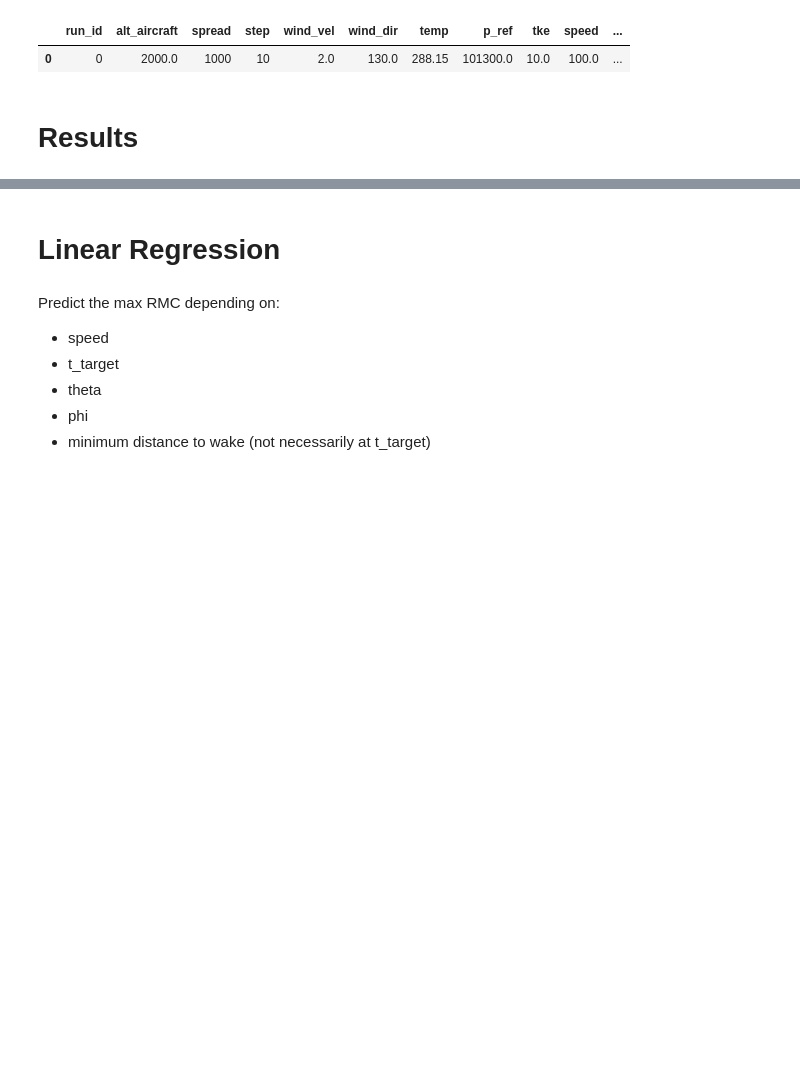
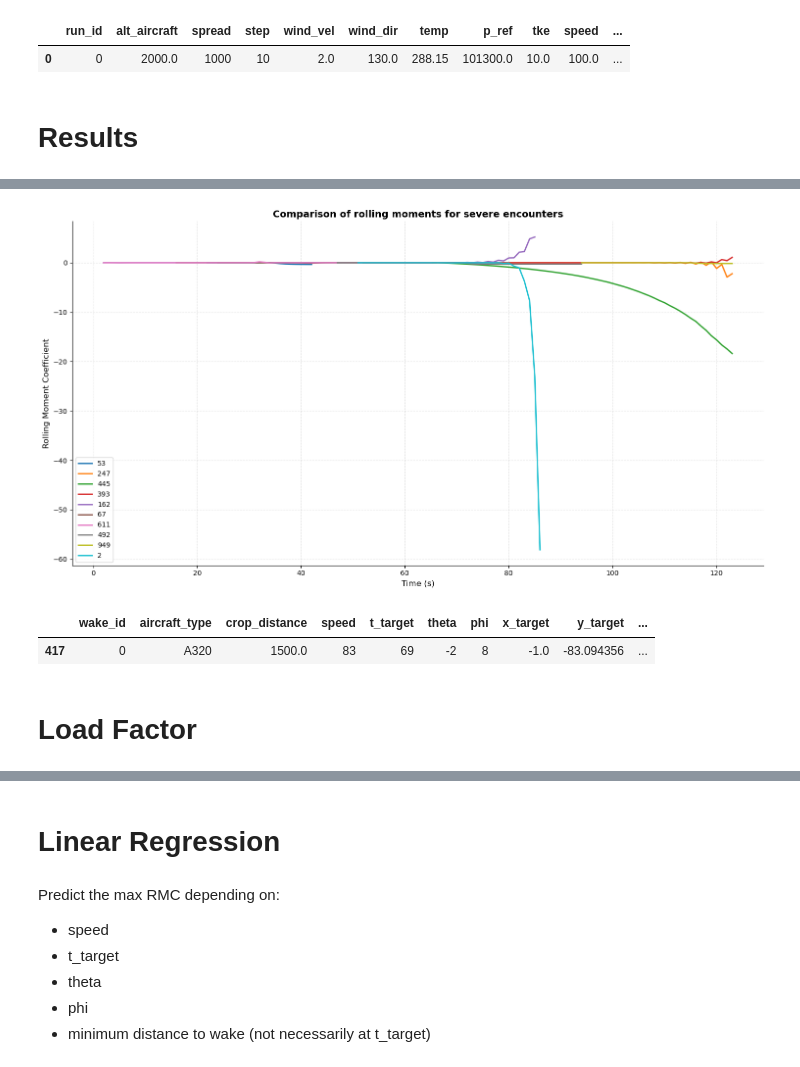
Before and after one commit to kruuZHAW/wake_encounter, a Jupyter notebook: run/analysis.ipynb, the cells around one changed output, grey strips where cells are left out. Saved outputs shown, nothing was run; the diff lists cells and outputs as text; code cells hidden in the pictures; blank space fills up the shorter version.

```diff
--- a/run/analysis.ipynb
+++ b/run/analysis.ipynb
@@ -161,15 +164,21 @@ test
 # %%
 # Calulation of quantiles on the maximum RMC of each simulation
+coef = "C_l"
 
 # all_c_l_values = pd.concat([df['C_l'].abs() for df in results.values()])
-max_c_l_values = pd.Series([df['C_l'].abs().max() for df in results.values()])
+max_c_l_values = pd.Series([df[coef].abs().max() for df in results.values()])
 quantiles = max_c_l_values.quantile([0.25, 0.5, 0.75, 0.90, 0.95, 0.99])
 print(quantiles)
 
 keys_above_quantile = [
     key for key, df in results.items()
-    if (df['C_l'].abs() >= max_c_l_values.quantile(0.90)).any()
+    if (df[coef].abs() >= max_c_l_values.quantile(0.90)).any()
 ]
 
+# keys_above_quantile = [
+#     key for key, df in results.items()
+#     if (0.1 <= df[coef].abs().max() <= 0.3)
+# ]
+
 severe_encounter = aggregated_params.query(f"simulation_index in {keys_above_quantile}")
 # %% [output]
@@ -204,0 +214,39 @@ plt.show()
+# %%
+sim_to_plot = np.random.choice(keys_above_quantile, size=10, replace=False)
+labels = sim_to_plot
+
+# List of dataframes
+dataframes = [results[i] for i in sim_to_plot]
+# %%
+plt.figure(figsize=(15, 8))
+plt.grid(alpha=0.3, linestyle='--')
+
+for i, (df, label) in enumerate(zip(dataframes, labels)):
+    plt.plot(df["C_l"], label=label, linewidth=2)
+
+plt.legend(title="Scenarios", fontsize='medium', frameon=False)
+plt.legend()
+
+# Add labels and title for better clarity
+plt.xlabel("Time (s)", fontsize=12)
+plt.ylabel("Rolling Moment Coefficient", fontsize=12)
+plt.title("Comparison of rolling moments for severe encounters", fontsize=14, fontweight='bold')
+
+plt.xticks(fontsize=10)
+plt.yticks(fontsize=10)
+plt.tight_layout()
+
+plt.gca().spines['top'].set_visible(False)
+plt.gca().spines['right'].set_visible(False)
+
+# Show the plot
+plt.show()
+# %% [output]
+[figure, added]
+# %%
+aggregated_params.query("simulation_index == 474")
+# %% [output]
+|  | wake_id | aircraft_type | crop_distance | speed | t_target | theta | phi | x_target | y_target | ... |
+| 417 | 0 | A320 | 1500.0 | 83 | 69 | -2 | 8 | -1.0 | -83.094356 | ... |
+# %% [markdown]
+# Load Factor
```
Also changed, not shown: parts of 21 cells of this notebook, 10 other files.
